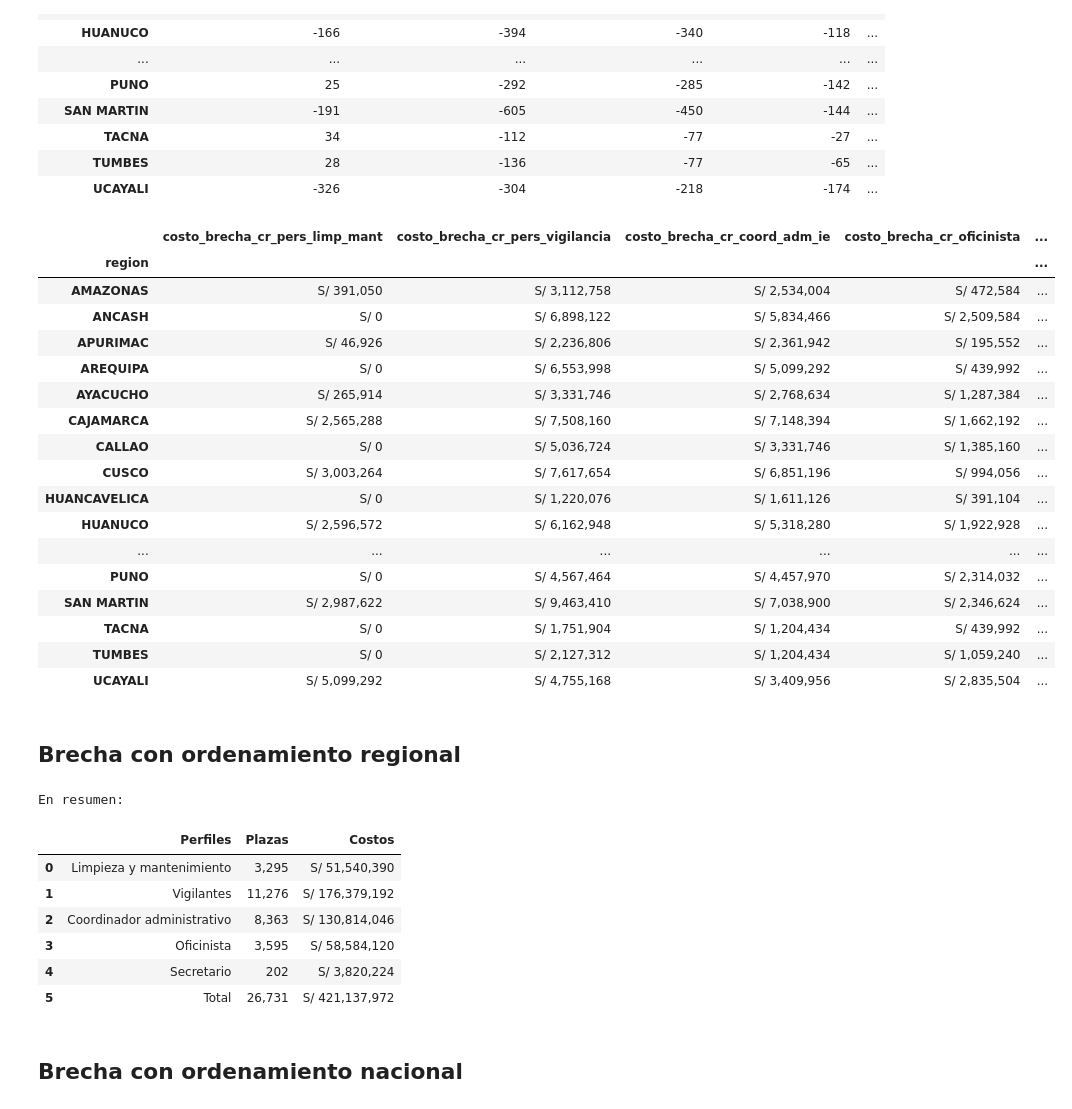
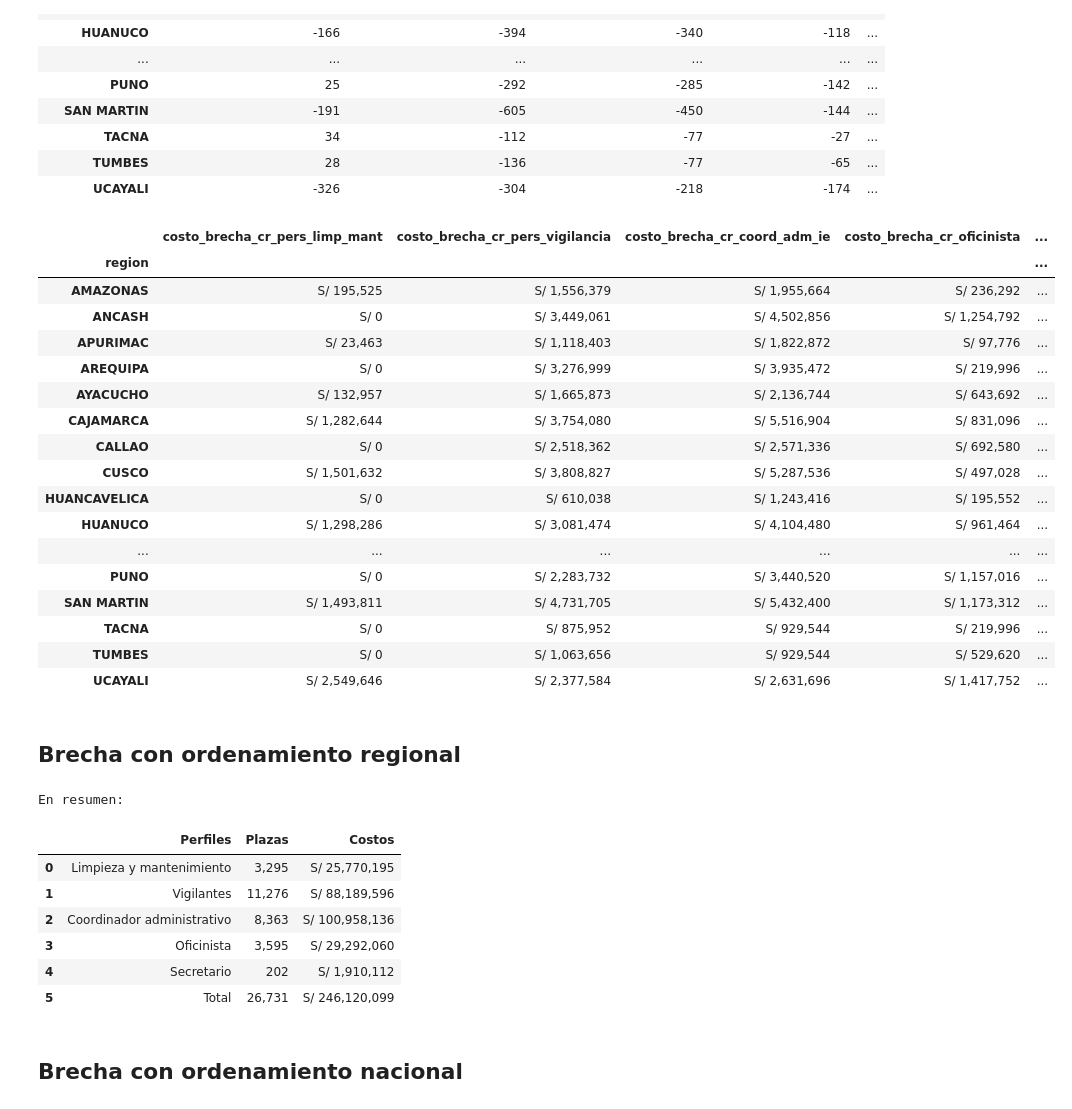
Before and after one commit to hugoferq/Brecha-no-docente, a Jupyter notebook: Scripts/Brechas de personal no docente.ipynb, the cells around one changed output. Saved outputs shown, nothing was run; the diff lists cells and outputs as text; code cells hidden in the pictures.

```diff
--- a/Scripts/Brechas de personal no docente.ipynb
+++ b/Scripts/Brechas de personal no docente.ipynb
@@ -52,9 +52,10 @@ for x in personal:
 En esta brecha se financia todos los requerimientos
 # %%
 # Calculo de la brecha
-costo_oficinista = 12*1200+600+12*(1200*0.09)
-costo_secretario = 12*1400+600+12*(1400*0.09)
-costo_otros      = 12*1150+600+12*(1150*0.09)
+costo_oficinista    = 6*1200+300+6*(1200*0.09)
+costo_secretario    = 6*1400+300+6*(1400*0.09)
+costo_coord_adm_ie  = 6*1800+300+6*(1800*0.09)
+costo_otros         = 6*1150+300+6*(1150*0.09)
 
 brecha_sr = df_ugel.copy()
 for x in personal:
@@ -63,6 +64,8 @@ for x in personal:
         brecha_sr[f'costo_brecha_sr_{x}'] = brecha_sr[f'brecha_sr_{x}']*costo_oficinista
     elif x == 'secretario':
         brecha_sr[f'costo_brecha_sr_{x}'] = brecha_sr[f'brecha_sr_{x}']*costo_secretario
+    elif x=='coord_adm_ie':
+        brecha_sr[f'costo_brecha_sr_{x}'] = brecha_sr[f'brecha_sr_{x}']*costo_coord_adm_ie
     else:
         brecha_sr[f'costo_brecha_sr_{x}'] = brecha_sr[f'brecha_sr_{x}']*costo_otros
 # %%
@@ -181,6 +184,8 @@ for x in personal:
         region_cr[f'costo_brecha_cr_{x}'] = region_cr[f'brecha_cr_{x}']*costo_oficinista
     elif x == 'secretario':
         region_cr[f'costo_brecha_cr_{x}'] = region_cr[f'brecha_cr_{x}']*costo_secretario
+    elif x =='coord_adm_ie':
+        region_cr[f'costo_brecha_cr_{x}'] = region_cr[f'brecha_cr_{x}']*costo_coord_adm_ie
     else:
         region_cr[f'costo_brecha_cr_{x}'] = region_cr[f'brecha_cr_{x}']*costo_otros
 # %%
@@ -213,37 +218,36 @@ region_cr[list_b_cr].style.format({'brecha_cr_pers_limp_mant'  : '{:20,.0f}',
 | UCAYALI | -326 | -304 | -218 | -174 | ... |
 # %%
 # Brecha en costos
-list_b_cr_costos = ['costo_brecha_cr_pers_limp_mant','costo_brecha_cr_pers_vigilancia','costo_brecha_cr_coord_adm_ie','costo_brecha_cr_oficinista',
-           'costo_brecha_cr_secretario']
+list_b_cr_costos = ['costo_brecha_cr_pers_limp_mant','costo_brecha_cr_pers_vigilancia','costo_brecha_cr_coord_adm_ie','costo_brecha_cr_oficinista', 'costo_brecha_cr_secretario']
 
 for x in list_b_cr_costos:
     region_cr.loc[region_cr[x]>0,x] = 0
     region_cr.loc[region_cr[x]<0,x] = np.absolute(region_cr[x])
 
 region_cr[list_b_cr_costos].style.format({'costo_brecha_cr_pers_limp_mant'  : 'S/{:20,.0f}',
                                         'costo_brecha_cr_pers_vigilancia' : 'S/{:20,.0f}',
                                         'costo_brecha_cr_coord_adm_ie'    : 'S/{:20,.0f}',
                                         'costo_brecha_cr_oficinista'      : 'S/{:20,.0f}',
                                         'costo_brecha_cr_secretario'      : 'S/{:20,.0f}'})
 # %% [output]
 |  | costo_brecha_cr_pers_limp_mant | costo_brecha_cr_pers_vigilancia | costo_brecha_cr_coord_adm_ie | costo_brecha_cr_oficinista | ... |
 | region |  |  |  |  | ... |
-| AMAZONAS | S/ 391,050 | S/ 3,112,758 | S/ 2,534,004 | S/ 472,584 | ... |
-| ANCASH | S/ 0 | S/ 6,898,122 | S/ 5,834,466 | S/ 2,509,584 | ... |
-| APURIMAC | S/ 46,926 | S/ 2,236,806 | S/ 2,361,942 | S/ 195,552 | ... |
-| AREQUIPA | S/ 0 | S/ 6,553,998 | S/ 5,099,292 | S/ 439,992 | ... |
-| AYACUCHO | S/ 265,914 | S/ 3,331,746 | S/ 2,768,634 | S/ 1,287,384 | ... |
-| CAJAMARCA | S/ 2,565,288 | S/ 7,508,160 | S/ 7,148,394 | S/ 1,662,192 | ... |
-| CALLAO | S/ 0 | S/ 5,036,724 | S/ 3,331,746 | S/ 1,385,160 | ... |
-| CUSCO | S/ 3,003,264 | S/ 7,617,654 | S/ 6,851,196 | S/ 994,056 | ... |
-| HUANCAVELICA | S/ 0 | S/ 1,220,076 | S/ 1,611,126 | S/ 391,104 | ... |
-| HUANUCO | S/ 2,596,572 | S/ 6,162,948 | S/ 5,318,280 | S/ 1,922,928 | ... |
+| AMAZONAS | S/ 195,525 | S/ 1,556,379 | S/ 1,955,664 | S/ 236,292 | ... |
+| ANCASH | S/ 0 | S/ 3,449,061 | S/ 4,502,856 | S/ 1,254,792 | ... |
+| APURIMAC | S/ 23,463 | S/ 1,118,403 | S/ 1,822,872 | S/ 97,776 | ... |
+| AREQUIPA | S/ 0 | S/ 3,276,999 | S/ 3,935,472 | S/ 219,996 | ... |
+| AYACUCHO | S/ 132,957 | S/ 1,665,873 | S/ 2,136,744 | S/ 643,692 | ... |
+| CAJAMARCA | S/ 1,282,644 | S/ 3,754,080 | S/ 5,516,904 | S/ 831,096 | ... |
+| CALLAO | S/ 0 | S/ 2,518,362 | S/ 2,571,336 | S/ 692,580 | ... |
+| CUSCO | S/ 1,501,632 | S/ 3,808,827 | S/ 5,287,536 | S/ 497,028 | ... |
+| HUANCAVELICA | S/ 0 | S/ 610,038 | S/ 1,243,416 | S/ 195,552 | ... |
+| HUANUCO | S/ 1,298,286 | S/ 3,081,474 | S/ 4,104,480 | S/ 961,464 | ... |
 | ... | ... | ... | ... | ... | ... |
-| PUNO | S/ 0 | S/ 4,567,464 | S/ 4,457,970 | S/ 2,314,032 | ... |
-| SAN MARTIN | S/ 2,987,622 | S/ 9,463,410 | S/ 7,038,900 | S/ 2,346,624 | ... |
-| TACNA | S/ 0 | S/ 1,751,904 | S/ 1,204,434 | S/ 439,992 | ... |
-| TUMBES | S/ 0 | S/ 2,127,312 | S/ 1,204,434 | S/ 1,059,240 | ... |
-| UCAYALI | S/ 5,099,292 | S/ 4,755,168 | S/ 3,409,956 | S/ 2,835,504 | ... |
+| PUNO | S/ 0 | S/ 2,283,732 | S/ 3,440,520 | S/ 1,157,016 | ... |
+| SAN MARTIN | S/ 1,493,811 | S/ 4,731,705 | S/ 5,432,400 | S/ 1,173,312 | ... |
+| TACNA | S/ 0 | S/ 875,952 | S/ 929,544 | S/ 219,996 | ... |
+| TUMBES | S/ 0 | S/ 1,063,656 | S/ 929,544 | S/ 529,620 | ... |
+| UCAYALI | S/ 2,549,646 | S/ 2,377,584 | S/ 2,631,696 | S/ 1,417,752 | ... |
 # %% [markdown]
 ## Brecha con ordenamiento regional
 # %%
@@ -272,12 +276,12 @@ resumen_cr_regional.style.format({'Plazas':'{:20,.0f}','Costos':'S/{:20,.0f}' })
 # %% [output]
 En resumen:
 |  | Perfiles | Plazas | Costos |
-| 0 | Limpieza y mantenimiento | 3,295 | S/ 51,540,390 |
-| 1 | Vigilantes | 11,276 | S/ 176,379,192 |
-| 2 | Coordinador administrativo | 8,363 | S/ 130,814,046 |
-| 3 | Oficinista | 3,595 | S/ 58,584,120 |
-| 4 | Secretario | 202 | S/ 3,820,224 |
-| 5 | Total | 26,731 | S/ 421,137,972 |
+| 0 | Limpieza y mantenimiento | 3,295 | S/ 25,770,195 |
+| 1 | Vigilantes | 11,276 | S/ 88,189,596 |
+| 2 | Coordinador administrativo | 8,363 | S/ 100,958,136 |
+| 3 | Oficinista | 3,595 | S/ 29,292,060 |
+| 4 | Secretario | 202 | S/ 1,910,112 |
+| 5 | Total | 26,731 | S/ 246,120,099 |
 # %% [markdown]
 ## Brecha con ordenamiento nacional
 # %%
```
Also changed, not shown: parts of 5 cells of this notebook, 4 other files.
